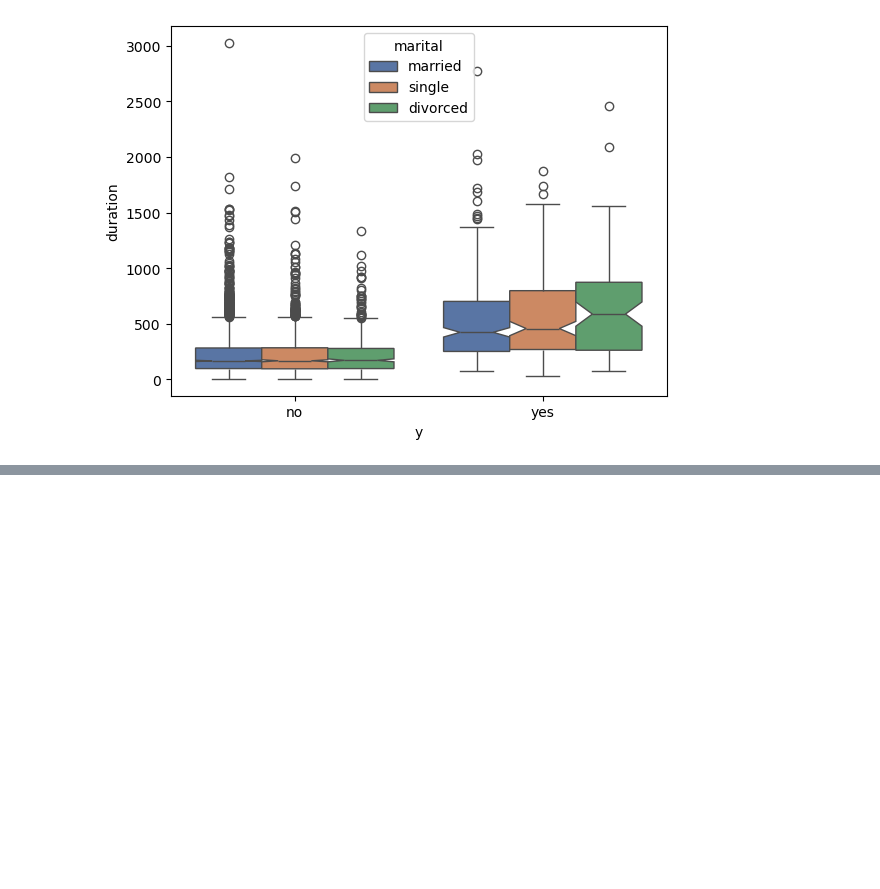
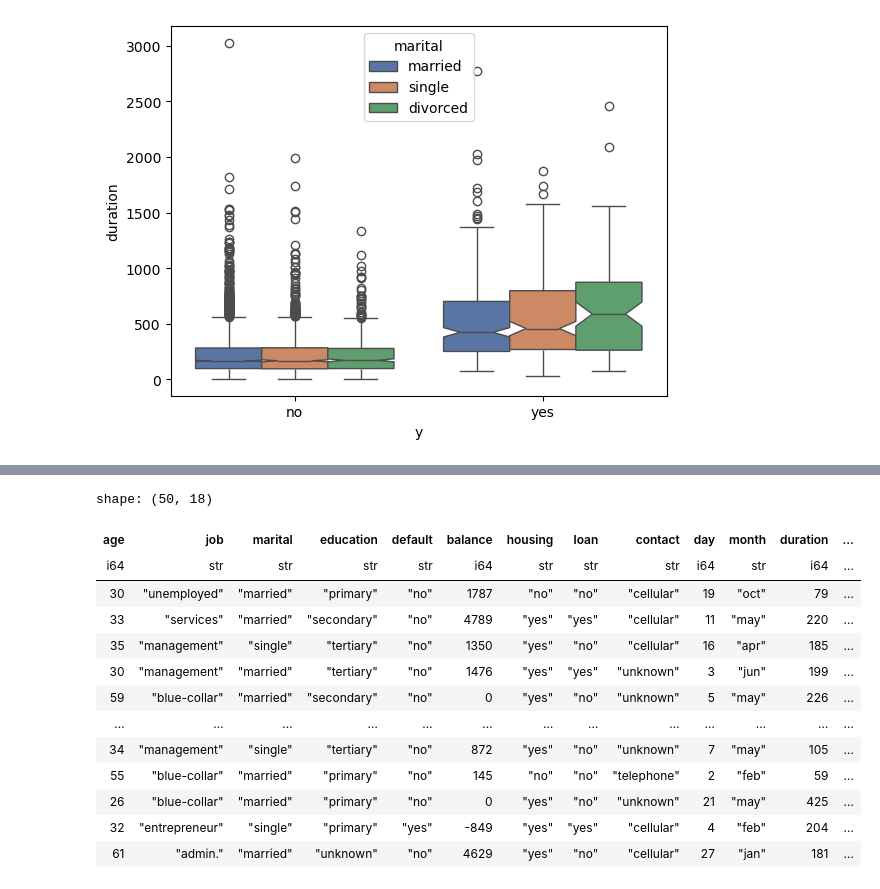
Before and after one commit to vilianf/analytics, a Jupyter notebook: python/bank/Bank.ipynb, the cells around one changed output, grey strips where cells are left out. Cells and saved outputs as stored; diff of their text form; code cells hidden in the pictures; blank space fills up the shorter version.

```diff
--- a/python/bank/Bank.ipynb
+++ b/python/bank/Bank.ipynb
@@ -120,0 +122,31 @@ plt.show()
+# %%
+#Criando nova coluna de faixa etária, para posterior análise
+df = df.with_columns(
+    pl.when(pl.col("age").is_between(18, 30))
+    .then(pl.lit("18-30"))
+    .when(pl.col("age").is_between(31, 45))
+    .then(pl.lit("31-45"))
+    .when(pl.col("age").is_between(46, 60))
+    .then(pl.lit("46-60"))
+    .when(pl.col("age") > 60)
+    .then(pl.lit("+60"))
+    .otherwise(None) # Caso a idade seja menor que 18
+    .alias("faixa_etaria")
+)
+
+df.head(50)
+# %% [output]
+shape: (50, 18)
+| age | job | marital | education | default | balance | housing | loan | contact | day | month | duration | ... |
+| i64 | str | str | str | str | i64 | str | str | str | i64 | str | i64 | ... |
+| 30 | "unemployed" | "married" | "primary" | "no" | 1787 | "no" | "no" | "cellular" | 19 | "oct" | 79 | ... |
+| 33 | "services" | "married" | "secondary" | "no" | 4789 | "yes" | "yes" | "cellular" | 11 | "may" | 220 | ... |
+| 35 | "management" | "single" | "tertiary" | "no" | 1350 | "yes" | "no" | "cellular" | 16 | "apr" | 185 | ... |
+| 30 | "management" | "married" | "tertiary" | "no" | 1476 | "yes" | "yes" | "unknown" | 3 | "jun" | 199 | ... |
+| 59 | "blue-collar" | "married" | "secondary" | "no" | 0 | "yes" | "no" | "unknown" | 5 | "may" | 226 | ... |
+| … | … | … | … | … | … | … | … | … | … | … | … | ... |
+| 34 | "management" | "single" | "tertiary" | "no" | 872 | "yes" | "no" | "unknown" | 7 | "may" | 105 | ... |
+| 55 | "blue-collar" | "married" | "primary" | "no" | 145 | "no" | "no" | "telephone" | 2 | "feb" | 59 | ... |
+| 26 | "blue-collar" | "married" | "primary" | "no" | 0 | "yes" | "no" | "unknown" | 21 | "may" | 425 | ... |
+| 32 | "entrepreneur" | "single" | "primary" | "yes" | -849 | "yes" | "yes" | "cellular" | 4 | "feb" | 204 | ... |
+| 61 | "admin." | "married" | "unknown" | "no" | 4629 | "yes" | "no" | "cellular" | 27 | "jan" | 181 | ... |
```
Also changed, not shown: parts of 9 cells of this notebook.
